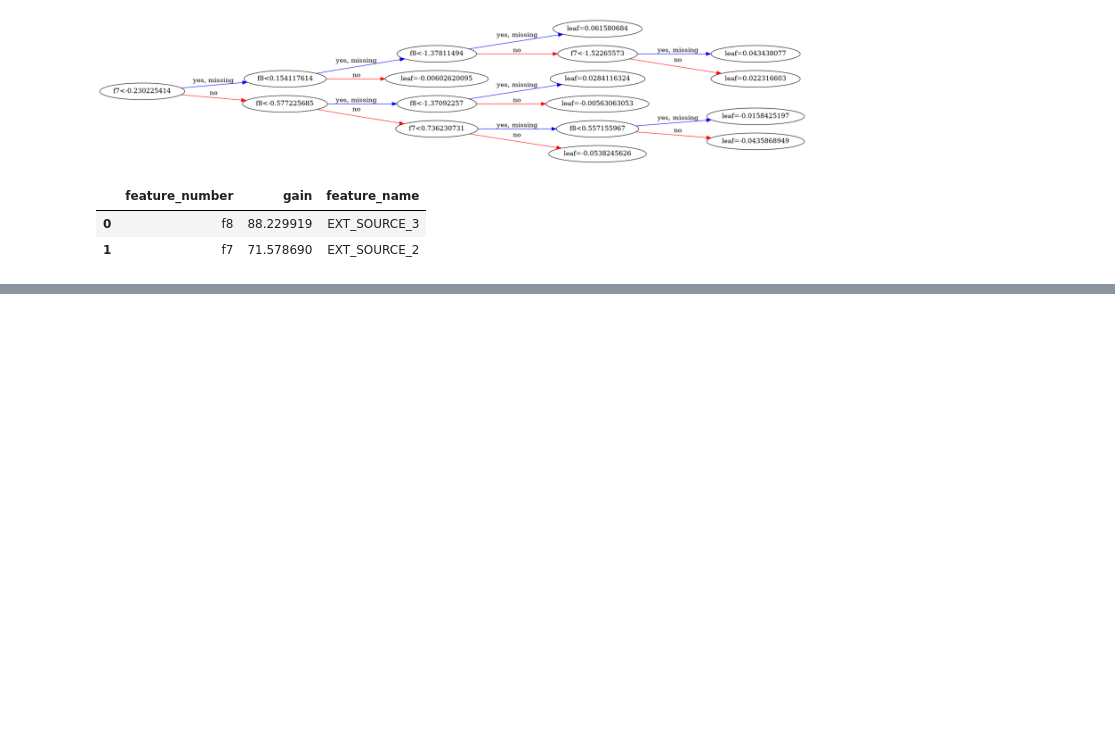
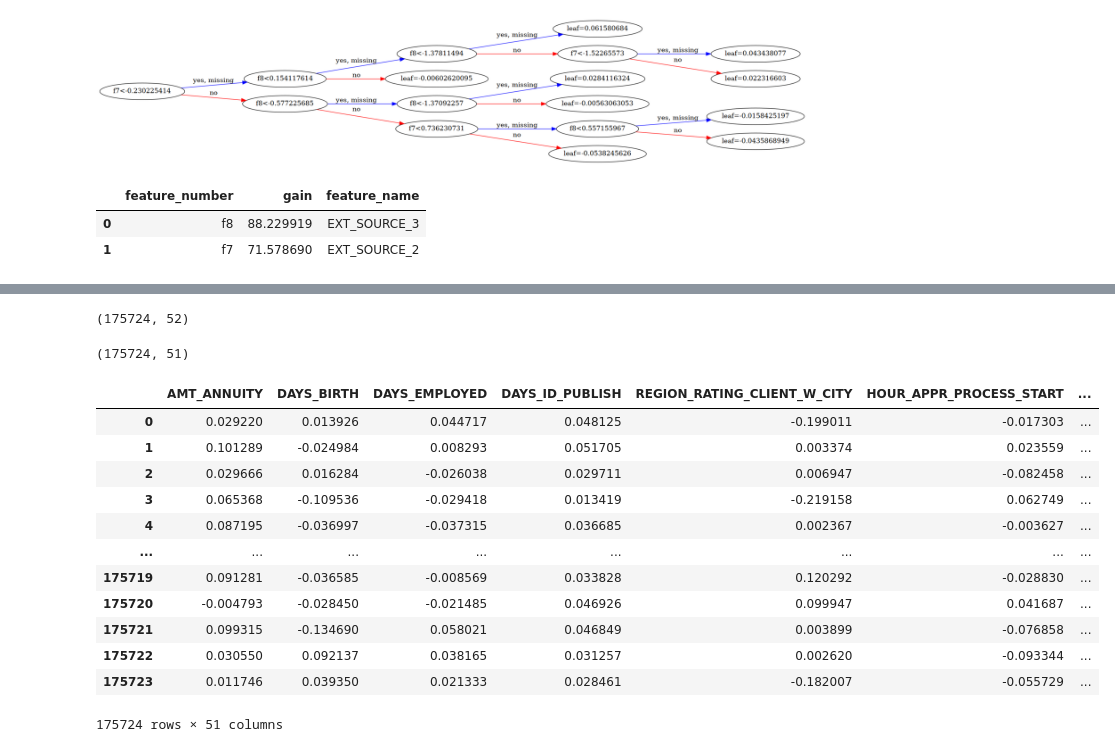
Before and after one commit to MaximoRose/evaluer_demande_credit, a Jupyter notebook: 4_Feature_Importances_in_XGBoost.ipynb, the cells around one changed output, grey strips where cells are left out. Cells and saved outputs as stored; diff of their text form; code cells hidden in the pictures; blank space fills up the shorter version.

Commit message:
Display reconfigure pour utiliser API sur heroku XGBoost feature importance workaround SHAP

```diff
--- a/4_Feature_Importances_in_XGBoost.ipynb
+++ b/4_Feature_Importances_in_XGBoost.ipynb
@@ -6,6 +6,15 @@ Cette analyse peut venir completer l'analyse des corelations pour identifier les
 import pandas as pd
 import numpy as np
 import matplotlib.pyplot as plt
+# %%
+def transform_X(X, loaded_model):
+    """Applique les transformation qui precede l'estimator dans le Pipeline. Permet d'obtenir une version des donnees telle que l'estimator traitera"""
+    imputer = loaded_model['imputer']
+    scaler = loaded_model['scaler']
+    X_imp = imputer.transform(X)
+    X_sc = scaler.transform(X_imp)
+    new_X=pd.DataFrame(X_sc, columns=X.columns.tolist())
+    return  new_X
 # %% [markdown]
 # Chargement du model
 
@@ -112,0 +147,33 @@ feat_imps[feat_imps['feature_name'].isin(['EXT_SOURCE_2', 'EXT_SOURCE_3'])]
+# %%
+X_t = transform_X(X_train, loaded_model=loaded_model)
+# %%
+# This is what you need
+booster = loaded_model['estimator'].get_booster()
+predictions = booster.predict(DMatrix(X_t), pred_contribs=True)
+# %%
+print(predictions.shape)
+# %% [output]
+(175724, 52)
+# %%
+X_train.shape
+# %% [output]
+(175724, 51)
+# %%
+df_pred_shap = pd.DataFrame(predictions)
+no_bias = df_pred_shap.drop(columns=[51])
+no_bias.columns = X.columns
+no_bias
+# %% [output]
+|  | AMT_ANNUITY | DAYS_BIRTH | DAYS_EMPLOYED | DAYS_ID_PUBLISH | REGION_RATING_CLIENT_W_CITY | HOUR_APPR_PROCESS_START | ... |
+| 0 | 0.029220 | 0.013926 | 0.044717 | 0.048125 | -0.199011 | -0.017303 | ... |
+| 1 | 0.101289 | -0.024984 | 0.008293 | 0.051705 | 0.003374 | 0.023559 | ... |
+| 2 | 0.029666 | 0.016284 | -0.026038 | 0.029711 | 0.006947 | -0.082458 | ... |
+| 3 | 0.065368 | -0.109536 | -0.029418 | 0.013419 | -0.219158 | 0.062749 | ... |
+| 4 | 0.087195 | -0.036997 | -0.037315 | 0.036685 | 0.002367 | -0.003627 | ... |
+| ... | ... | ... | ... | ... | ... | ... | ... |
+| 175719 | 0.091281 | -0.036585 | -0.008569 | 0.033828 | 0.120292 | -0.028830 | ... |
+| 175720 | -0.004793 | -0.028450 | -0.021485 | 0.046926 | 0.099947 | 0.041687 | ... |
+| 175721 | 0.099315 | -0.134690 | 0.058021 | 0.046849 | 0.003899 | -0.076858 | ... |
+| 175722 | 0.030550 | 0.092137 | 0.038165 | 0.031257 | 0.002620 | -0.093344 | ... |
+| 175723 | 0.011746 | 0.039350 | 0.021333 | 0.028461 | -0.182007 | -0.055729 | ... |
+175724 rows × 51 columns
```
Also changed, not shown: parts of 11 cells of this notebook, 3 other files.
